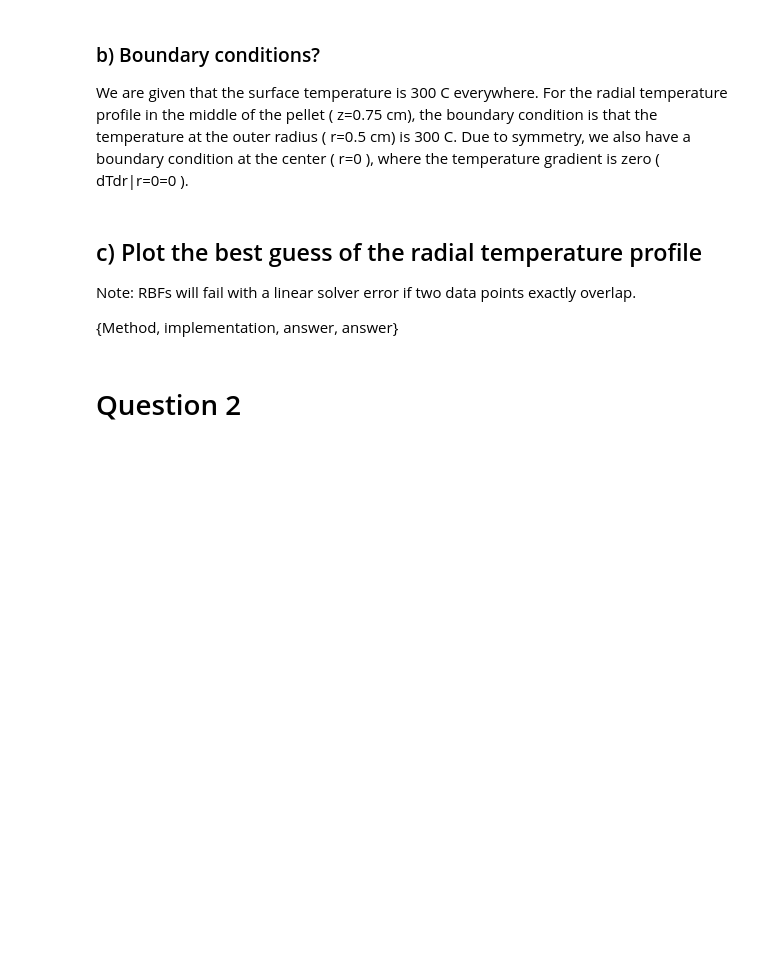
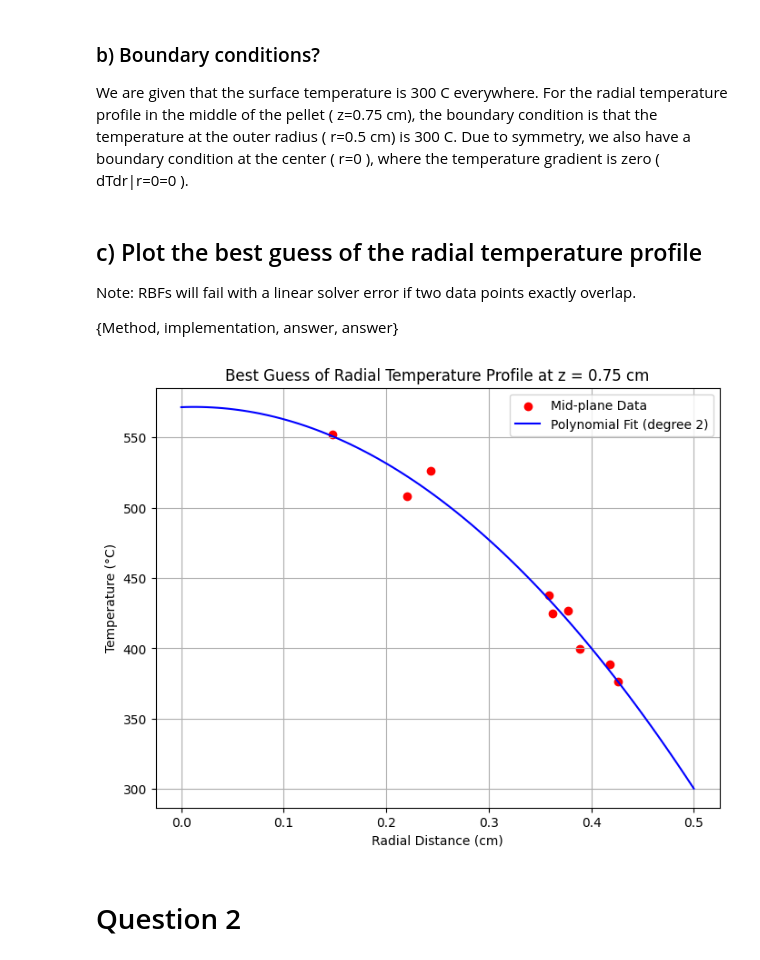
Before and after one commit to n-zaheer/3nm4, a Jupyter notebook: Copy_of_Assignment_2.ipynb, the cells around one changed output. Cells and saved outputs as stored; diff of their text form; code cells hidden in the pictures; blank space fills up the shorter version.

```diff
--- a/Copy_of_Assignment_2.ipynb
+++ b/Copy_of_Assignment_2.ipynb
@@ -51,6 +51,54 @@ We are given that the surface temperature is 300 C everywhere. For the radial te
 Note: RBFs will fail with a linear solver error if two data points exactly overlap.
 
 {Method, implementation, answer, answer}
+# %%
+import matplotlib.pyplot as plt
+from scipy.spatial.distance import cdist
+from scipy.interpolate import RBFInterpolator
+from sklearn.metrics import mean_squared_error
+from numpy.polynomial.polynomial import Polynomial
+
+# Extract x, y, z, and T from the data
+x = data[:, 0]
+y = data[:, 1]
+z = data[:, 2]
+T = data[:, 3]
+
+# Calculate radial distance from the center (0,0)
+# Assuming the center of the cylinder is at (0,0) in the x-y plane
+r = np.sqrt(x**2 + y**2)
+
+# Filter data for points near the mid-plane (z = 0.75)
+# The pellet length is 1.5 cm, so the middle is at z=0.75 cm.
+mid_plane_tolerance = 0.3 # Tolerance around z = 0.75
+mid_plane_mask = np.abs(z - 0.75) <= mid_plane_tolerance
+
+r_mid = r[mid_plane_mask]
+T_mid = T[mid_plane_mask]
+
+# Perform a polynomial fit as a best guess for the profile
+# A second-degree polynomial (quadratic) seems reasonable for a temperature profile in a cylinder
+poly_degree = 2
+poly_coeffs = np.polyfit(r_mid, T_mid, poly_degree)
+poly = Polynomial(poly_coeffs[::-1]) # Reverse coeffs for Polynomial object
+
+# Evaluate the polynomial on the radial range
+R = 0.5 # Radius of the pellet is 1 cm diameter, so radius is 0.5 cm
+r_eval = np.linspace(0, R, 100)
+T_poly_eval = poly(r_eval)
+
+# Plot the polynomial fit
+plt.figure(figsize=(8, 6))
+plt.scatter(r_mid, T_mid, color='red', label='Mid-plane Data')
+plt.plot(r_eval, T_poly_eval, color='blue', label=f'Polynomial Fit (degree {poly_degree})')
+plt.xlabel('Radial Distance (cm)')
+plt.ylabel('Temperature (°C)')
+plt.title('Best Guess of Radial Temperature Profile at z = 0.75 cm')
+plt.legend()
+plt.grid(True)
+plt.show()
+# %% [output]
+[figure, added]
 # %% [markdown]
 # Question 2
 # %% [markdown]
```
Also changed, not shown: parts of 2 cells of this notebook.
